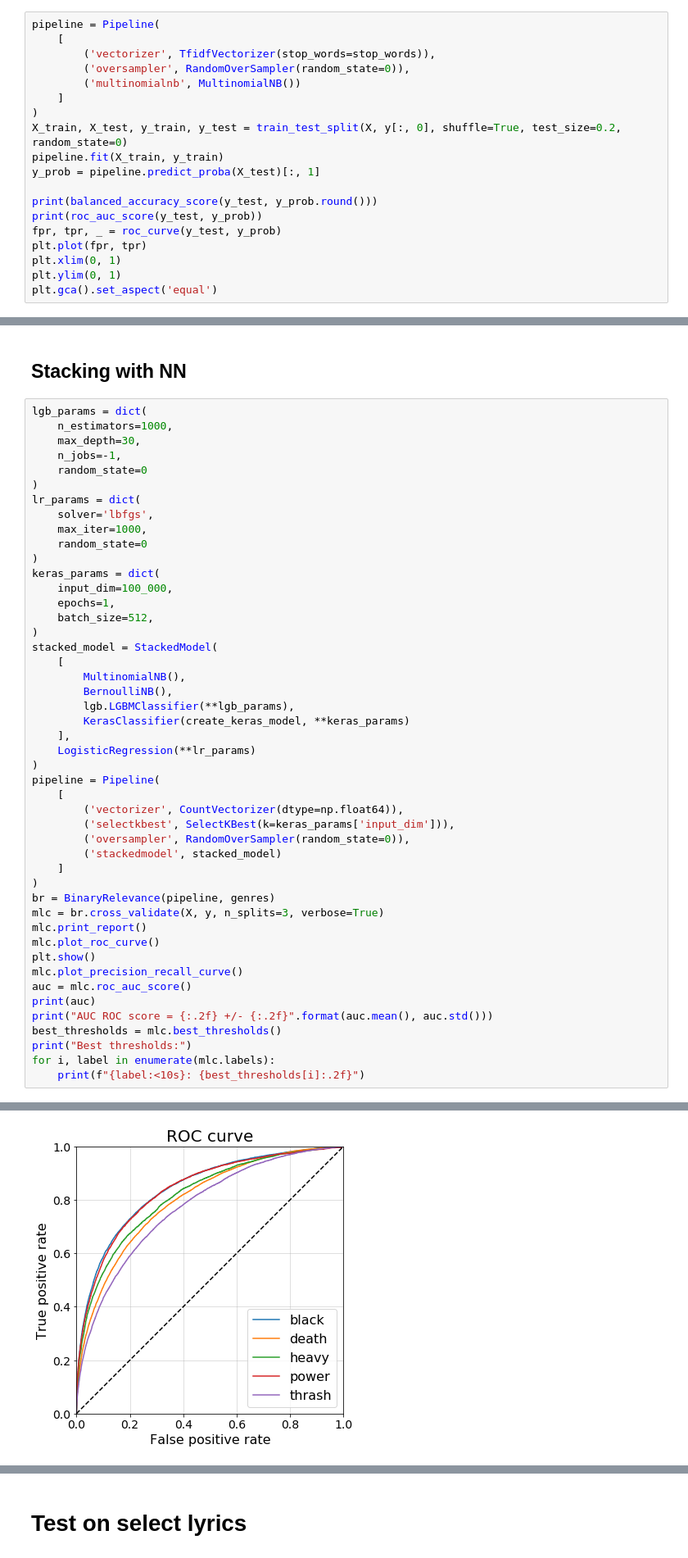
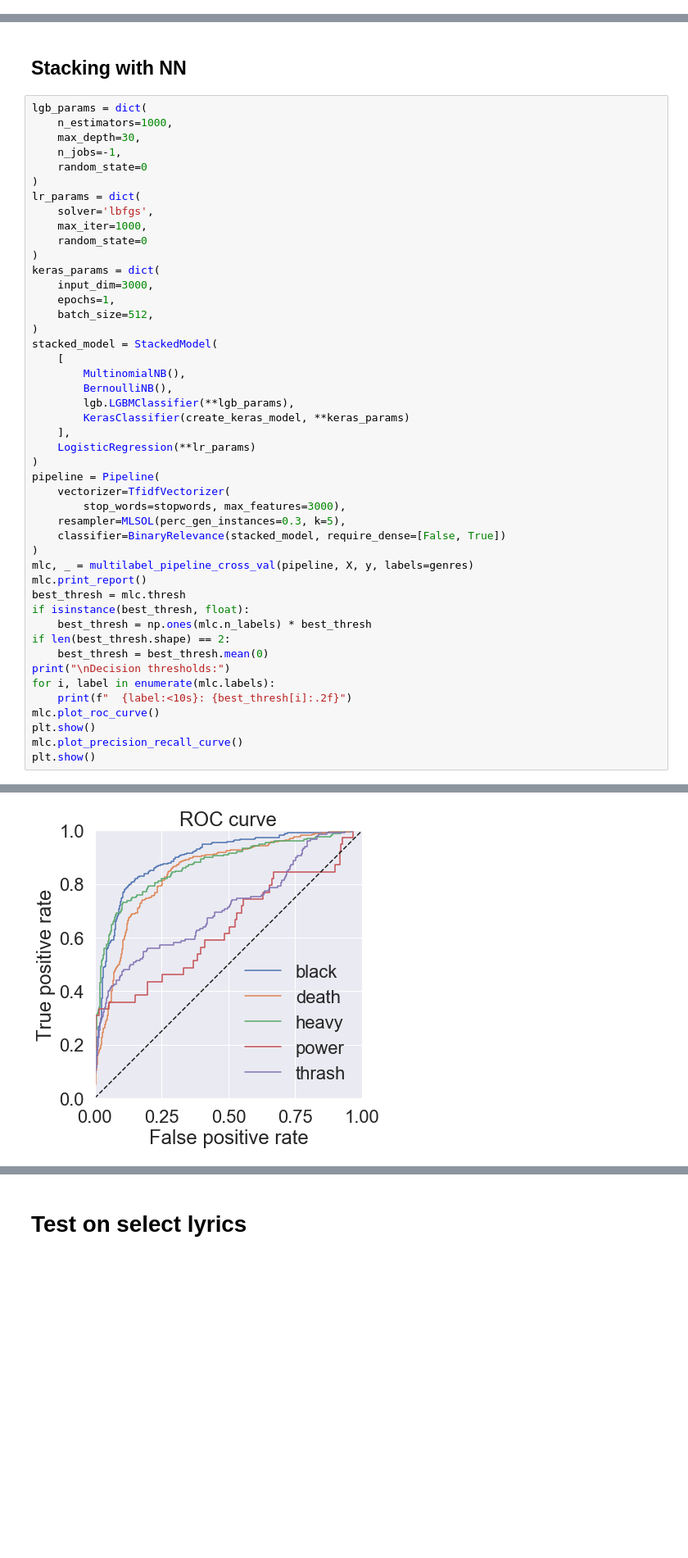
Before and after one commit to pdqnguyen/metallyrics, a Jupyter notebook: song-lyrics-multi-genre-bow.ipynb, the cells around one changed output, grey strips where cells are left out. Shown at 82% size. Cells and saved outputs as stored; diff of their text form; blank space fills up the shorter version.

Commit message:
MLSOL integration

```diff
--- a/song-lyrics-multi-genre-bow.ipynb
+++ b/song-lyrics-multi-genre-bow.ipynb
@@ -638,22 +804,3 @@ The scikit-learn implementation [`NaiveBayes`](https://scikit-learn.org/stable/m
 # %% [markdown]
 <a id='multinomialnb'></a>
 ### Multinomial Naive Bayes
-# %%
-pipeline = Pipeline(
-    [
-        ('vectorizer', TfidfVectorizer(stop_words=stop_words)),
-        ('oversampler', RandomOverSampler(random_state=0)),
-        ('multinomialnb', MultinomialNB())
-    ]
-)
-X_train, X_test, y_train, y_test = train_test_split(X, y[:, 0], shuffle=True, test_size=0.2, random_state=0)
-pipeline.fit(X_train, y_train)
-y_prob = pipeline.predict_proba(X_test)[:, 1]
-
-print(balanced_accuracy_score(y_test, y_prob.round()))
-print(roc_auc_score(y_test, y_prob))
-fpr, tpr, _ = roc_curve(y_test, y_prob)
-plt.plot(fpr, tpr)
-plt.xlim(0, 1)
-plt.ylim(0, 1)
-plt.gca().set_aspect('equal')
@@ -1201,7 +1215,7 @@ lr_params = dict(
     random_state=0
 )
 keras_params = dict(
-    input_dim=100_000,
+    input_dim=3000,
     epochs=1,
     batch_size=512,
 )
@@ -1215,24 +1229,23 @@ stacked_model = StackedModel(
     LogisticRegression(**lr_params)
 )
 pipeline = Pipeline(
-    [
-        ('vectorizer', CountVectorizer(dtype=np.float64)),
-        ('selectkbest', SelectKBest(k=keras_params['input_dim'])),
-        ('oversampler', RandomOverSampler(random_state=0)),
-        ('stackedmodel', stacked_model)
-    ]
+    vectorizer=TfidfVectorizer(
+        stop_words=stopwords, max_features=3000),
+    resampler=MLSOL(perc_gen_instances=0.3, k=5),
+    classifier=BinaryRelevance(stacked_model, require_dense=[False, True])
 )
-br = BinaryRelevance(pipeline, genres)
-mlc = br.cross_validate(X, y, n_splits=3, verbose=True)
+mlc, _ = multilabel_pipeline_cross_val(pipeline, X, y, labels=genres)
 mlc.print_report()
+best_thresh = mlc.thresh
+if isinstance(best_thresh, float):
+    best_thresh = np.ones(mlc.n_labels) * best_thresh
+if len(best_thresh.shape) == 2:
+    best_thresh = best_thresh.mean(0)
+print("\nDecision thresholds:")
+for i, label in enumerate(mlc.labels):
+    print(f"  {label:<10s}: {best_thresh[i]:.2f}")
 mlc.plot_roc_curve()
 plt.show()
 mlc.plot_precision_recall_curve()
-auc = mlc.roc_auc_score()
-print(auc)
-print("AUC ROC score = {:.2f} +/- {:.2f}".format(auc.mean(), auc.std()))
-best_thresholds = mlc.best_thresholds()
-print("Best thresholds:")
-for i, label in enumerate(mlc.labels):
-    print(f"{label:<10s}: {best_thresholds[i]:.2f}")
+plt.show()
 # %% [output]
@@ -1257 +1270 @@ Hamming loss:  0.91
-[figure, old version]
+[figure, new version]
```
Also changed, not shown: parts of 38 cells of this notebook, 1 other file.
